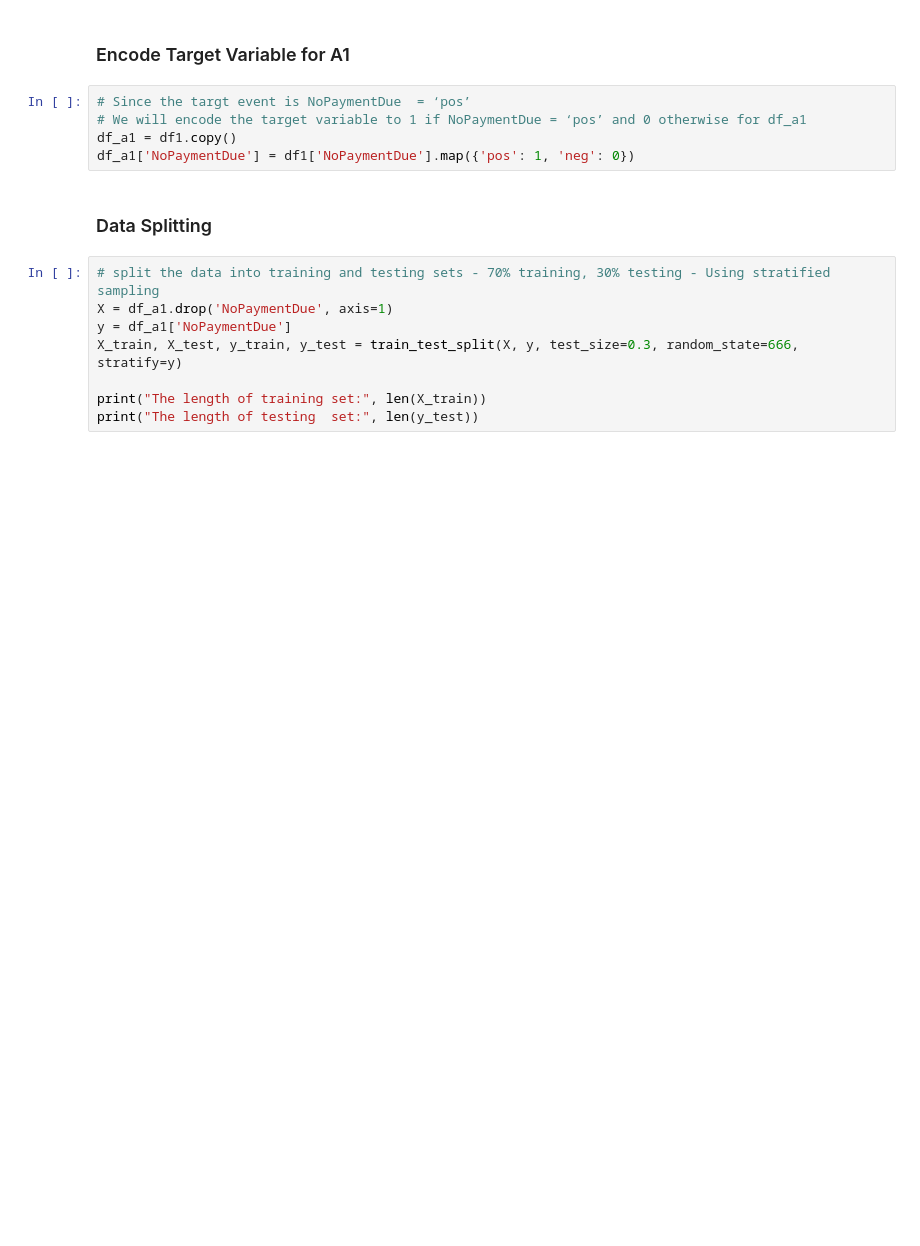
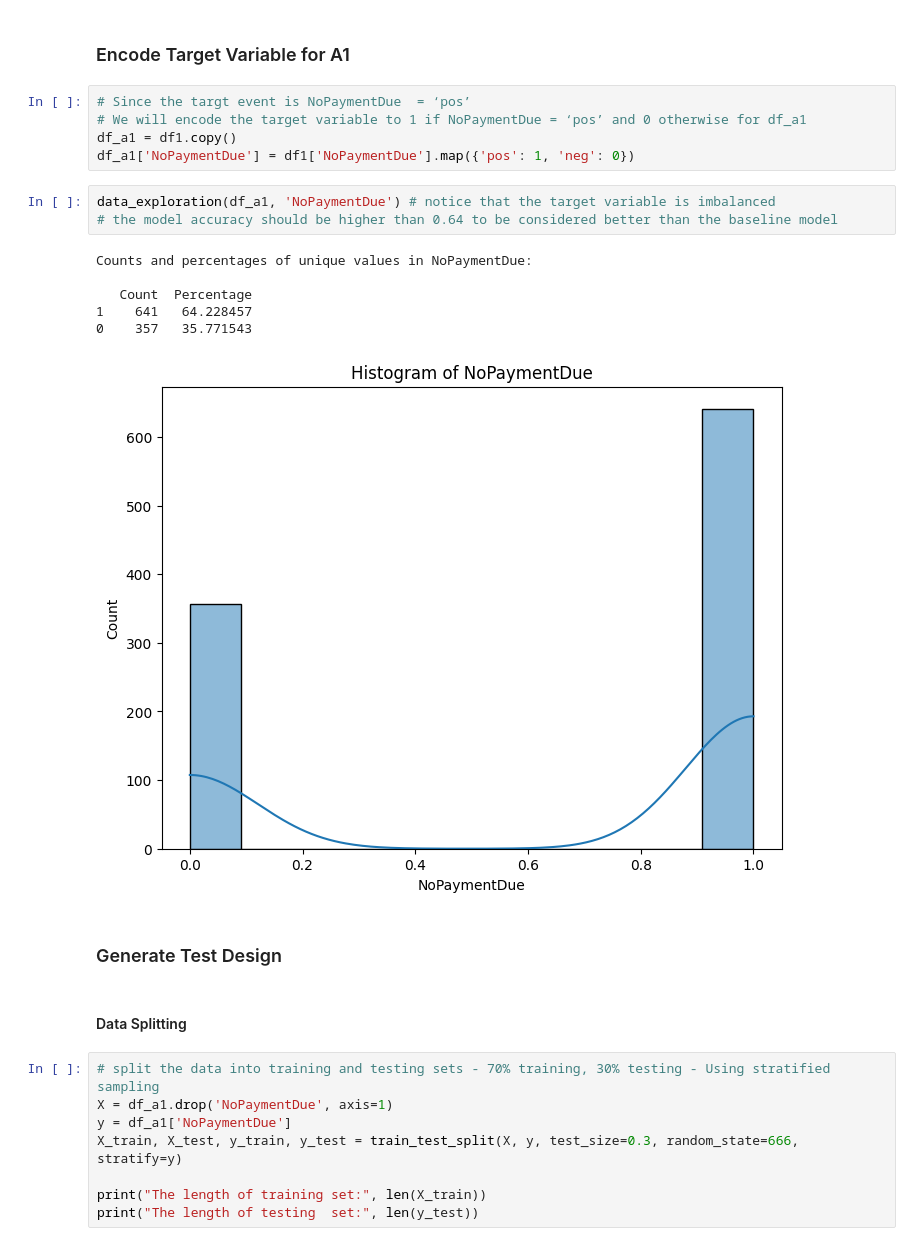
Before and after one commit to MSWinds/dm-group1-project, a Jupyter notebook: Final_Project.ipynb, the cells around one changed output. Saved outputs shown, nothing was run; the diff lists cells and outputs as text; blank space fills up the shorter version.

```diff
--- a/Final_Project.ipynb
+++ b/Final_Project.ipynb
@@ -1325,8 +1328,20 @@ df1.to_csv('datasets/TaskA.csv', index=False)
 # We will encode the target variable to 1 if NoPaymentDue = ‘pos’ and 0 otherwise for df_a1
 df_a1 = df1.copy()
 df_a1['NoPaymentDue'] = df1['NoPaymentDue'].map({'pos': 1, 'neg': 0})
+# %%
+data_exploration(df_a1, 'NoPaymentDue') # notice that the target variable is imbalanced
+# the model accuracy should be higher than 0.64 to be considered better than the baseline model
+# %% [output]
+Counts and percentages of unique values in NoPaymentDue:
+
+   Count  Percentage
+1    641   64.228457
+0    357   35.771543
+[figure, added]
+# %% [markdown]
+### Generate Test Design
 # %% [markdown]
-### Data Splitting
+#### Data Splitting
 # %%
 # split the data into training and testing sets - 70% training, 30% testing - Using stratified sampling
 X = df_a1.drop('NoPaymentDue', axis=1)
```
Also changed, not shown: parts of 15 cells of this notebook.
